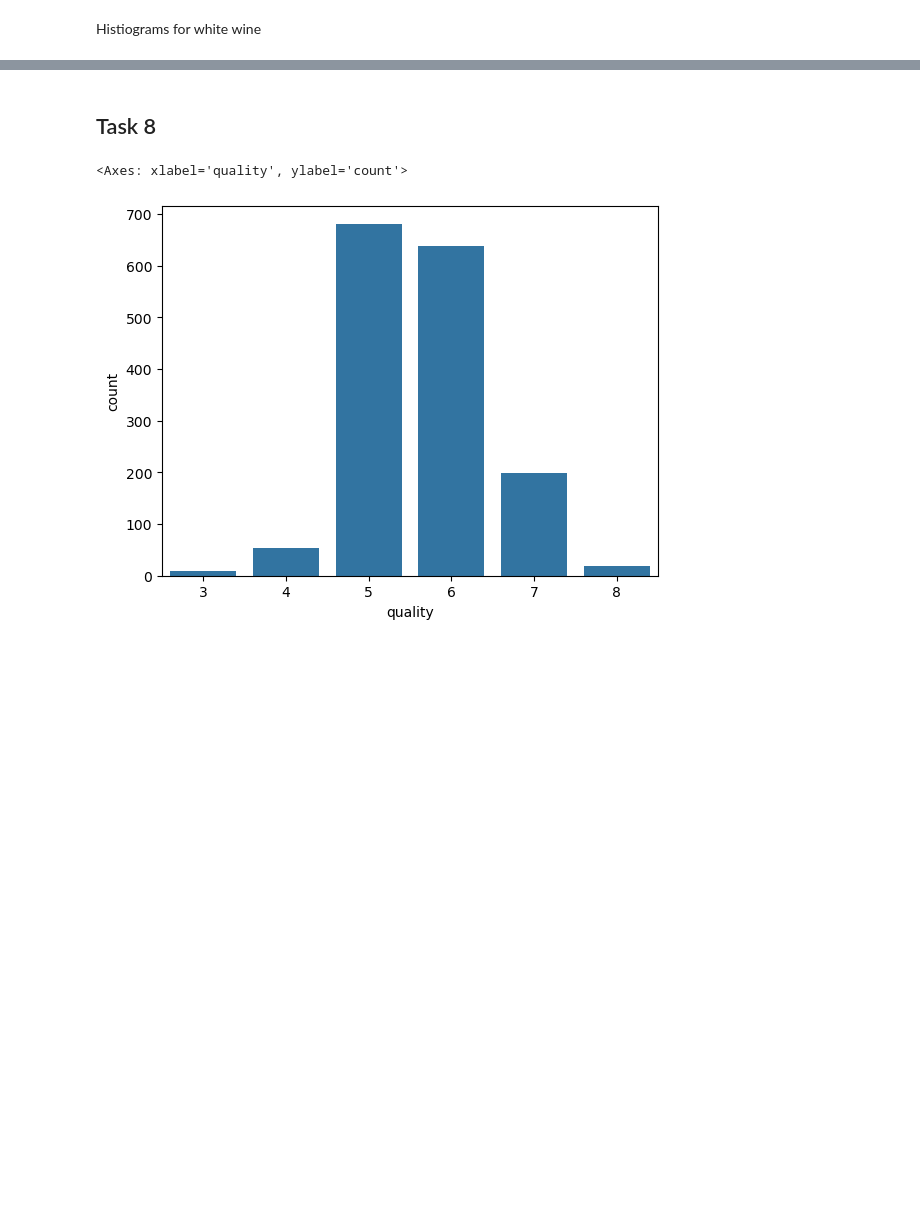
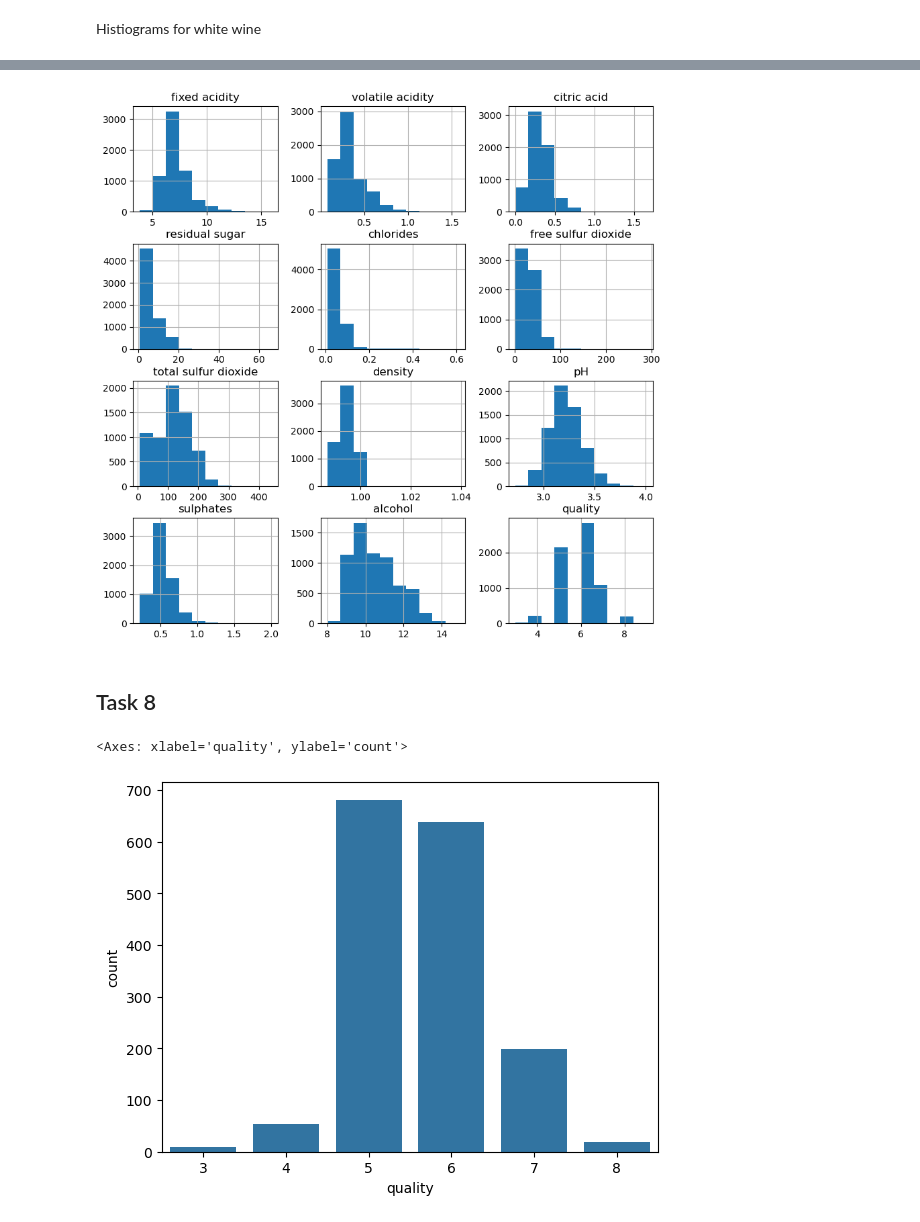
Before and after one commit to pbollhorn/bi-group5, a Jupyter notebook: mp2/mini_project_2.ipynb, the cells around one changed output, grey strips where cells are left out. Cells and saved outputs as stored; diff of their text form; code cells hidden in the pictures; blank space fills up the shorter version.

```diff
--- a/mp2/mini_project_2.ipynb
+++ b/mp2/mini_project_2.ipynb
@@ -241,4 +229,8 @@ array([[<Axes: title={'center': 'fixed acidity'}>,
 [figure]
+# %%
+wine.hist(figsize=(10,10));
+# %% [output]
+[figure, added]
 # %% [markdown]
 ## Task 8
 # %%
```
Also changed, not shown: parts of 6 cells of this notebook, 3 other files.
